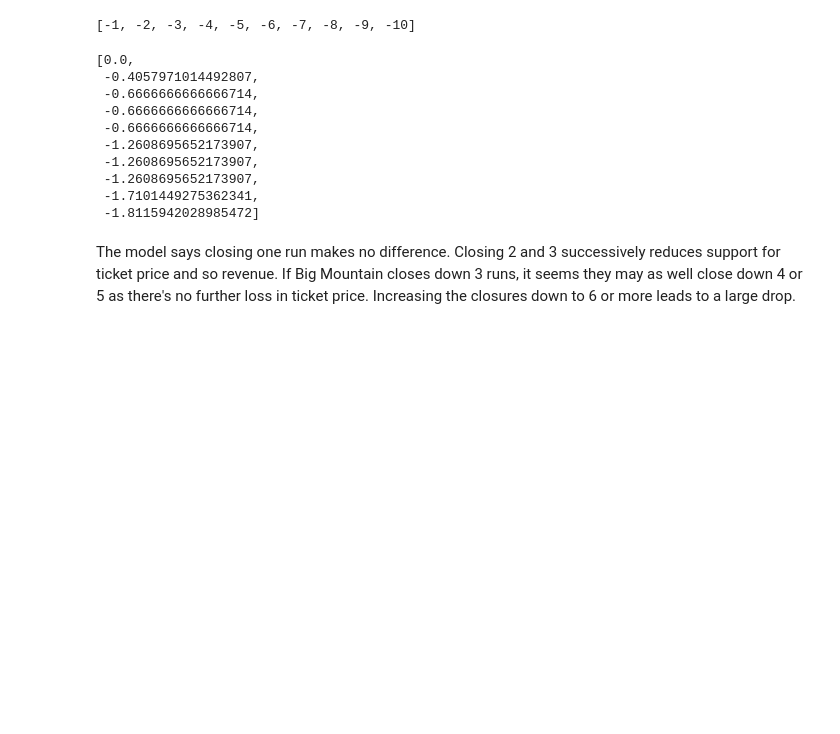
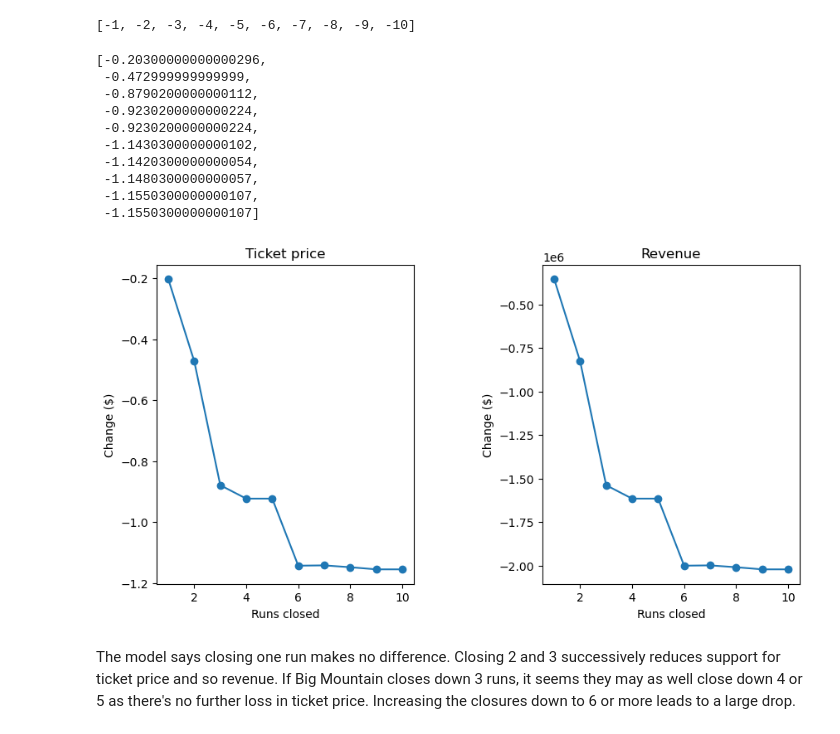
Before and after one commit to LindsClar/DataScienceGuidedCapstone, a Jupyter notebook: Notebooks/05_modeling.ipynb, the cells around one changed output. Saved outputs shown, nothing was run; the diff lists cells and outputs as text; code cells hidden in the pictures; blank space fills up the shorter version.

```diff
--- a/Notebooks/05_modeling.ipynb
+++ b/Notebooks/05_modeling.ipynb
@@ -322,7 +322,7 @@ def predict_increase(features, deltas):
 
     bm2 = X_bm.copy()
     for f, d in zip(features, deltas):
-        bm2[___] += ___
+        bm2[f] += d
     return model.predict(bm2).item() - model.predict(X_bm).item()
 # %% [markdown]
 ### 5.9.1 Scenario 1<a id='5.9.1_Scenario_1'></a>
@@ -338,32 +338,34 @@ price_deltas = [predict_increase(['Runs'], [delta]) for delta in runs_delta]
 # %%
 price_deltas
 # %% [output]
-[0.0,
- -0.4057971014492807,
- -0.6666666666666714,
- -0.6666666666666714,
- -0.6666666666666714,
- -1.2608695652173907,
- -1.2608695652173907,
- -1.2608695652173907,
- -1.7101449275362341,
- -1.8115942028985472]
+[-0.20300000000000296,
+ -0.472999999999999,
+ -0.8790200000000112,
+ -0.9230200000000224,
+ -0.9230200000000224,
+ -1.1430300000000102,
+ -1.1420300000000054,
+ -1.1480300000000057,
+ -1.1550300000000107,
+ -1.1550300000000107]
 # %%
 #Code task 3#
 #Create two plots, side by side, for the predicted ticket price change (delta) for each
 #condition (number of runs closed) in the scenario and the associated predicted revenue
 #change on the assumption that each of the expected visitors buys 5 tickets
 #There are two things to do here:
 #1 - use a list comprehension to create a list of the number of runs closed from `runs_delta`
 #2 - use a list comprehension to create a list of predicted revenue changes from `price_deltas`
-runs_closed = [-1 * ___ for ___ in runs_delta] #1
+runs_closed = [-1 * delta for delta in runs_delta] #1
 fig, ax = plt.subplots(1, 2, figsize=(10, 5))
 fig.subplots_adjust(wspace=0.5)
 ax[0].plot(runs_closed, price_deltas, 'o-')
 ax[0].set(xlabel='Runs closed', ylabel='Change ($)', title='Ticket price')
-revenue_deltas = [5 * expected_visitors * ___ for ___ in ___] #2
+revenue_deltas = [5 * expected_visitors * delta for delta in price_deltas] #2
 ax[1].plot(runs_closed, revenue_deltas, 'o-')
 ax[1].set(xlabel='Runs closed', ylabel='Change ($)', title='Revenue');
+# %% [output]
+[figure, added]
 # %% [markdown]
 The model says closing one run makes no difference. Closing 2 and 3 successively reduces support for ticket price and so revenue. If Big Mountain closes down 3 runs, it seems they may as well close down 4 or 5 as there's no further loss in ticket price. Increasing the closures down to 6 or more leads to a large drop.
 # %% [markdown]
```
Also changed, not shown: parts of 5 cells of this notebook.
